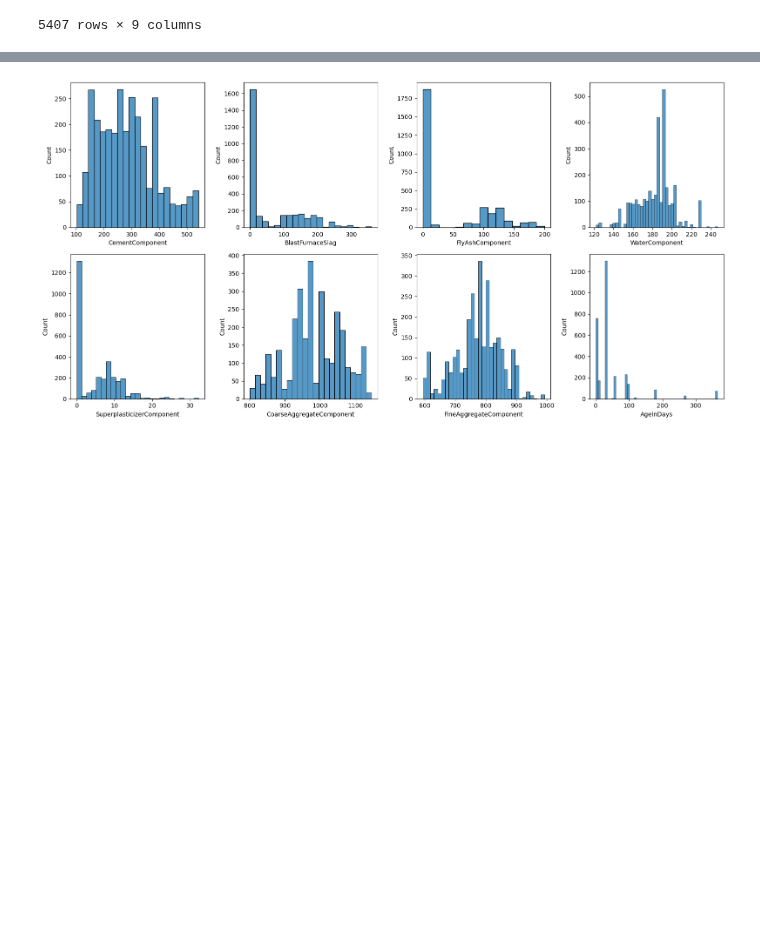
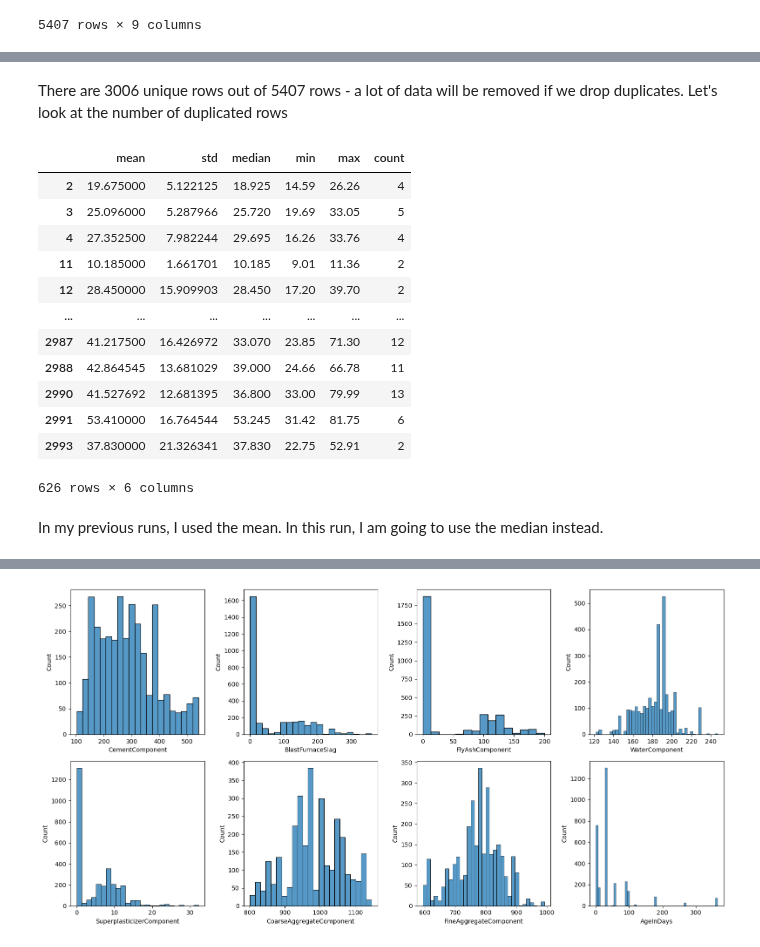
Before and after one commit to syerramilli/kaggle-notebooks, a Jupyter notebook: ps3e9-keras-mlp-with-skip-connections.ipynb, the cells around one changed output, grey strips where cells are left out. Drawn from its saved outputs; the diff is of its cells as text; code cells hidden in the pictures; blank space fills up the shorter version.

```diff
--- a/ps3e9-keras-mlp-with-skip-connections.ipynb
+++ b/ps3e9-keras-mlp-with-skip-connections.ipynb
@@ -78,0 +93,22 @@ train = train.groupby(predictors).agg('mean').reset_index()
+# %% [markdown]
+There are 3006 unique rows out of 5407 rows - a lot of data will be removed if we drop duplicates. Let's look at the number of duplicated rows
+# %%
+# duplicated rows
+strength_stats_dup = strength_stats.query('count > 1')
+strength_stats_dup
+# %% [output]
+|  | mean | std | median | min | max | count |
+| 2 | 19.675000 | 5.122125 | 18.925 | 14.59 | 26.26 | 4 |
+| 3 | 25.096000 | 5.287966 | 25.720 | 19.69 | 33.05 | 5 |
+| 4 | 27.352500 | 7.982244 | 29.695 | 16.26 | 33.76 | 4 |
+| 11 | 10.185000 | 1.661701 | 10.185 | 9.01 | 11.36 | 2 |
+| 12 | 28.450000 | 15.909903 | 28.450 | 17.20 | 39.70 | 2 |
+| ... | ... | ... | ... | ... | ... | ... |
+| 2987 | 41.217500 | 16.426972 | 33.070 | 23.85 | 71.30 | 12 |
+| 2988 | 42.864545 | 13.681029 | 39.000 | 24.66 | 66.78 | 11 |
+| 2990 | 41.527692 | 12.681395 | 36.800 | 33.00 | 79.99 | 13 |
+| 2991 | 53.410000 | 16.764544 | 53.245 | 31.42 | 81.75 | 6 |
+| 2993 | 37.830000 | 21.326341 | 37.830 | 22.75 | 52.91 | 2 |
+626 rows × 6 columns
+# %% [markdown]
+In my previous runs, I used the mean. In this run, I am going to use the median instead.
```
Also changed, not shown: parts of 14 cells of this notebook.
